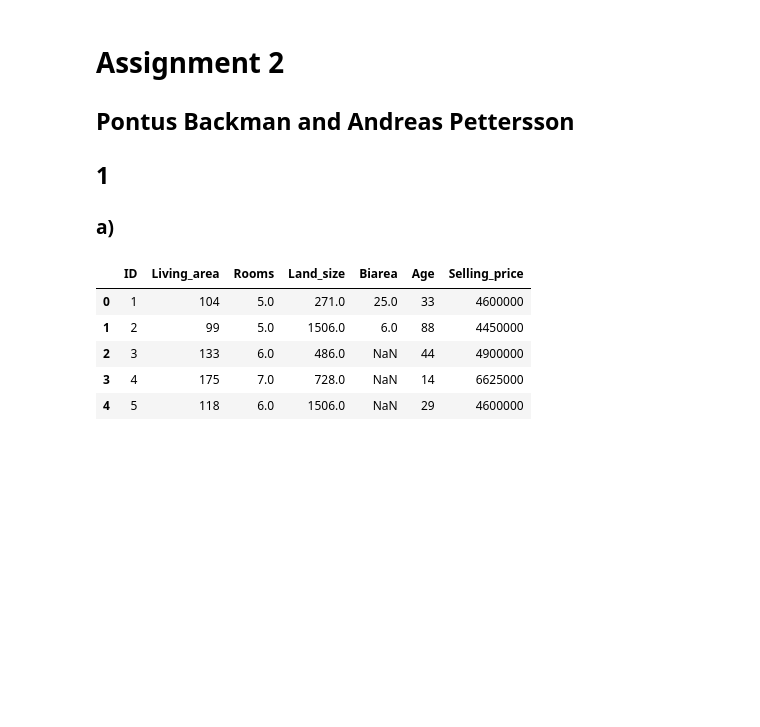
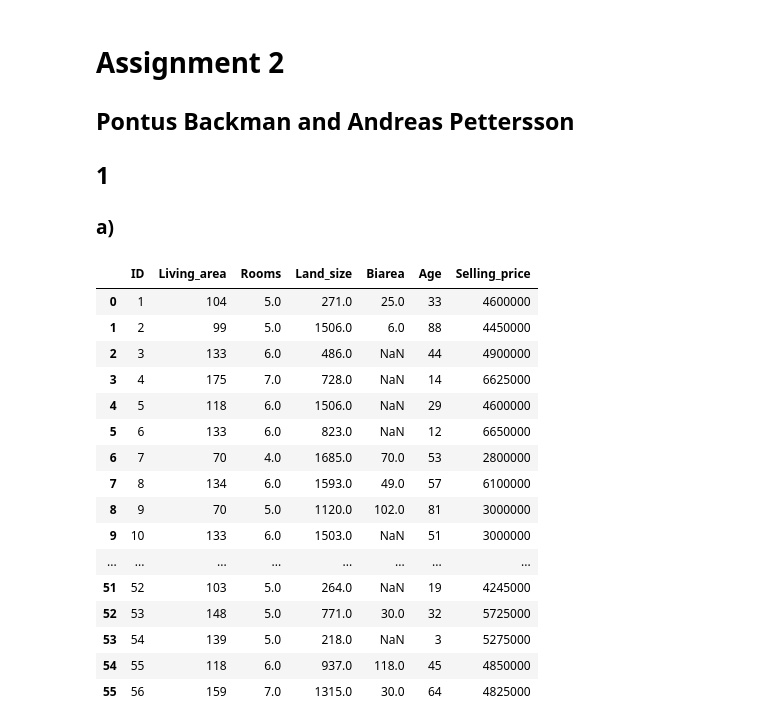
Before and after one commit to ponbac/AI-course, a Jupyter notebook: assignment2.ipynb, the cells around one changed output. Saved outputs shown, nothing was run; the diff lists cells and outputs as text; code cells hidden in the pictures; blank space fills up the shorter version.

```diff
--- a/assignment2.ipynb
+++ b/assignment2.ipynb
@@ -9,13 +9,24 @@
 # %%
 import pandas as pd
 
 df = pd.read_csv('datasets\data_assignment2.csv')
 houseprices = df
-houseprices.head()
+houseprices
 # %% [output]
 |  | ID | Living_area | Rooms | Land_size | Biarea | Age | Selling_price |
 | 0 | 1 | 104 | 5.0 | 271.0 | 25.0 | 33 | 4600000 |
 | 1 | 2 | 99 | 5.0 | 1506.0 | 6.0 | 88 | 4450000 |
 | 2 | 3 | 133 | 6.0 | 486.0 | NaN | 44 | 4900000 |
 | 3 | 4 | 175 | 7.0 | 728.0 | NaN | 14 | 6625000 |
 | 4 | 5 | 118 | 6.0 | 1506.0 | NaN | 29 | 4600000 |
+| 5 | 6 | 133 | 6.0 | 823.0 | NaN | 12 | 6650000 |
+| 6 | 7 | 70 | 4.0 | 1685.0 | 70.0 | 53 | 2800000 |
+| 7 | 8 | 134 | 6.0 | 1593.0 | 49.0 | 57 | 6100000 |
+| 8 | 9 | 70 | 5.0 | 1120.0 | 102.0 | 81 | 3000000 |
+| 9 | 10 | 133 | 6.0 | 1503.0 | NaN | 51 | 3000000 |
+| ... | ... | ... | ... | ... | ... | ... | ... |
+| 51 | 52 | 103 | 5.0 | 264.0 | NaN | 19 | 4245000 |
+| 52 | 53 | 148 | 5.0 | 771.0 | 30.0 | 32 | 5725000 |
+| 53 | 54 | 139 | 5.0 | 218.0 | NaN | 3 | 5275000 |
+| 54 | 55 | 118 | 6.0 | 937.0 | 118.0 | 45 | 4850000 |
+| 55 | 56 | 159 | 7.0 | 1315.0 | 30.0 | 64 | 4825000 |
```
Also changed, not shown: parts of 2 cells of this notebook.
